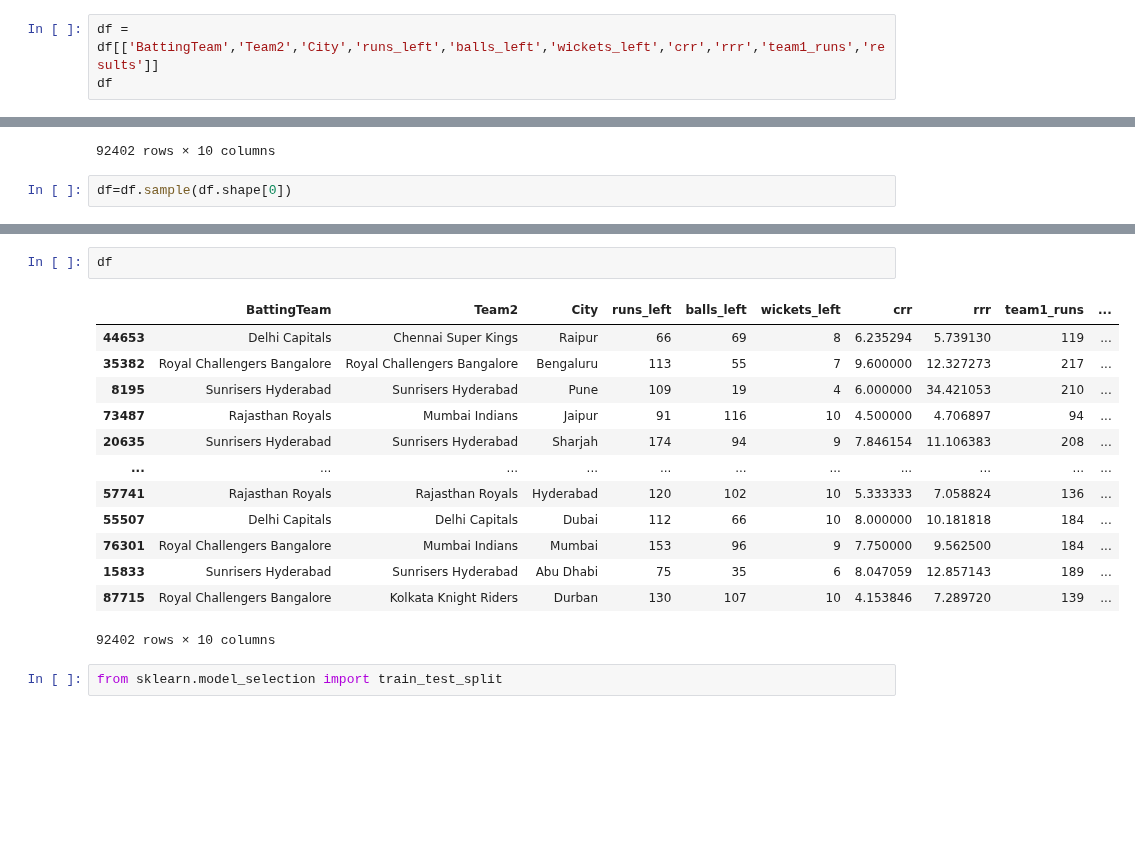
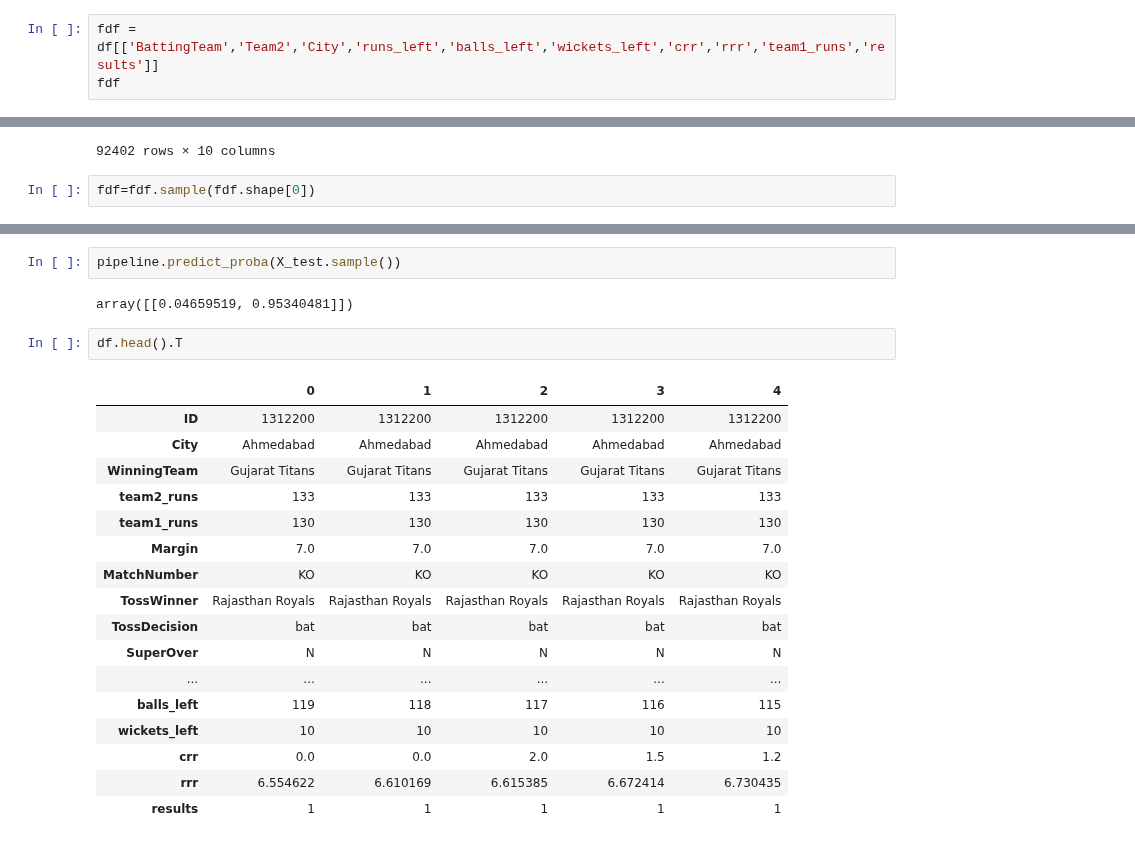
Before and after one commit to bainskarman/projects, a Jupyter notebook: IPL Winner Prediction/notebook.ipynb, the cells around one changed output, grey strips where cells are left out. Cells and saved outputs as stored; diff of their text form; blank space fills up the shorter version.

Commit message:
base model

```diff
--- a/IPL Winner Prediction/notebook.ipynb
+++ b/IPL Winner Prediction/notebook.ipynb
@@ -303,8 +303,8 @@ df.tail().T
 | rrr | 27.483871 | 28.2 | 29.172414 | 28.965517 | 30.0 |
 | results | 0 | 0 | 0 | 0 | 0 |
 # %%
-df = df[['BattingTeam','Team2','City','runs_left','balls_left','wickets_left','crr','rrr','team1_runs','results']]
-df
+fdf = df[['BattingTeam','Team2','City','runs_left','balls_left','wickets_left','crr','rrr','team1_runs','results']]
+fdf
 # %% [output]
 |  | BattingTeam | Team2 | City | runs_left | balls_left | wickets_left | crr | rrr | team1_runs | ... |
 | 0 | Gujarat Titans | Gujarat Titans | Ahmedabad | 130 | 119 | 10 | 0.000000 | 6.554622 | 130 | ... |
@@ -320,4 +320,4 @@ df
 | 95946 | Royal Challengers Bangalore | Kolkata Knight Riders | Bangalore | 140 | 28 | 0 | 5.347826 | 30.000000 | 222 | ... |
 92402 rows × 10 columns
 # %%
-df=df.sample(df.shape[0])
+fdf=fdf.sample(fdf.shape[0])
@@ -324,18 +372,24 @@ df=df.sample(df.shape[0])
+# %%
+pipeline.predict_proba(X_test.sample())
+# %% [output]
+array([[0.04659519, 0.95340481]])
 # %%
-df
+df.head().T
 # %% [output]
-|  | BattingTeam | Team2 | City | runs_left | balls_left | wickets_left | crr | rrr | team1_runs | ... |
-| 44653 | Delhi Capitals | Chennai Super Kings | Raipur | 66 | 69 | 8 | 6.235294 | 5.739130 | 119 | ... |
-| 35382 | Royal Challengers Bangalore | Royal Challengers Bangalore | Bengaluru | 113 | 55 | 7 | 9.600000 | 12.327273 | 217 | ... |
-| 8195 | Sunrisers Hyderabad | Sunrisers Hyderabad | Pune | 109 | 19 | 4 | 6.000000 | 34.421053 | 210 | ... |
-| 73487 | Rajasthan Royals | Mumbai Indians | Jaipur | 91 | 116 | 10 | 4.500000 | 4.706897 | 94 | ... |
-| 20635 | Sunrisers Hyderabad | Sunrisers Hyderabad | Sharjah | 174 | 94 | 9 | 7.846154 | 11.106383 | 208 | ... |
-| ... | ... | ... | ... | ... | ... | ... | ... | ... | ... | ... |
-| 57741 | Rajasthan Royals | Rajasthan Royals | Hyderabad | 120 | 102 | 10 | 5.333333 | 7.058824 | 136 | ... |
-| 55507 | Delhi Capitals | Delhi Capitals | Dubai | 112 | 66 | 10 | 8.000000 | 10.181818 | 184 | ... |
-| 76301 | Royal Challengers Bangalore | Mumbai Indians | Mumbai | 153 | 96 | 9 | 7.750000 | 9.562500 | 184 | ... |
-| 15833 | Sunrisers Hyderabad | Sunrisers Hyderabad | Abu Dhabi | 75 | 35 | 6 | 8.047059 | 12.857143 | 189 | ... |
-| 87715 | Royal Challengers Bangalore | Kolkata Knight Riders | Durban | 130 | 107 | 10 | 4.153846 | 7.289720 | 139 | ... |
+|  | 0 | 1 | 2 | 3 | 4 |
+| ID | 1312200 | 1312200 | 1312200 | 1312200 | 1312200 |
+| City | Ahmedabad | Ahmedabad | Ahmedabad | Ahmedabad | Ahmedabad |
+| WinningTeam | Gujarat Titans | Gujarat Titans | Gujarat Titans | Gujarat Titans | Gujarat Titans |
+| team2_runs | 133 | 133 | 133 | 133 | 133 |
+| team1_runs | 130 | 130 | 130 | 130 | 130 |
+| Margin | 7.0 | 7.0 | 7.0 | 7.0 | 7.0 |
+| MatchNumber | KO | KO | KO | KO | KO |
+| TossWinner | Rajasthan Royals | Rajasthan Royals | Rajasthan Royals | Rajasthan Royals | Rajasthan Royals |
+| TossDecision | bat | bat | bat | bat | bat |
+| SuperOver | N | N | N | N | N |
+| ... | ... | ... | ... | ... | ... |
+| balls_left | 119 | 118 | 117 | 116 | 115 |
+| wickets_left | 10 | 10 | 10 | 10 | 10 |
+| crr | 0.0 | 0.0 | 2.0 | 1.5 | 1.2 |
+| rrr | 6.554622 | 6.610169 | 6.615385 | 6.672414 | 6.730435 |
+| results | 1 | 1 | 1 | 1 | 1 |
-92402 rows × 10 columns
-# %%
-from sklearn.model_selection import train_test_split
```
Also changed, not shown: parts of 9 cells of this notebook.
